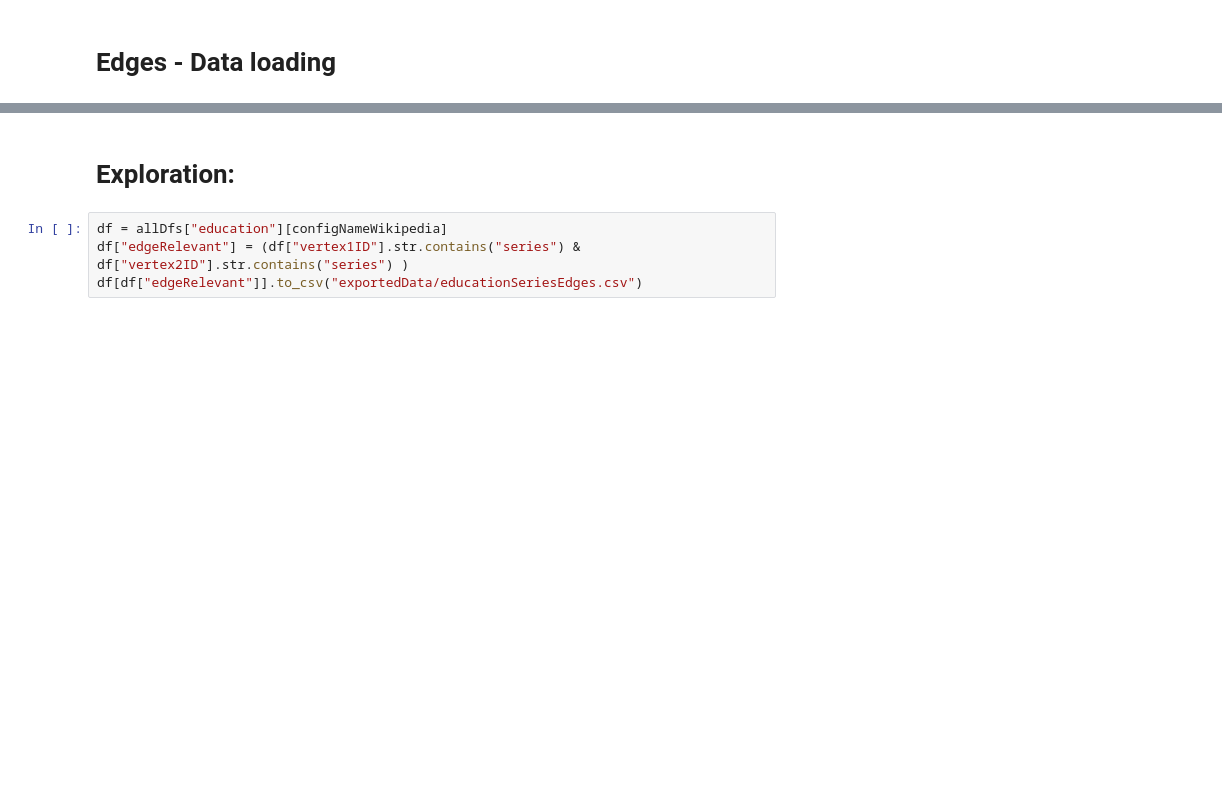
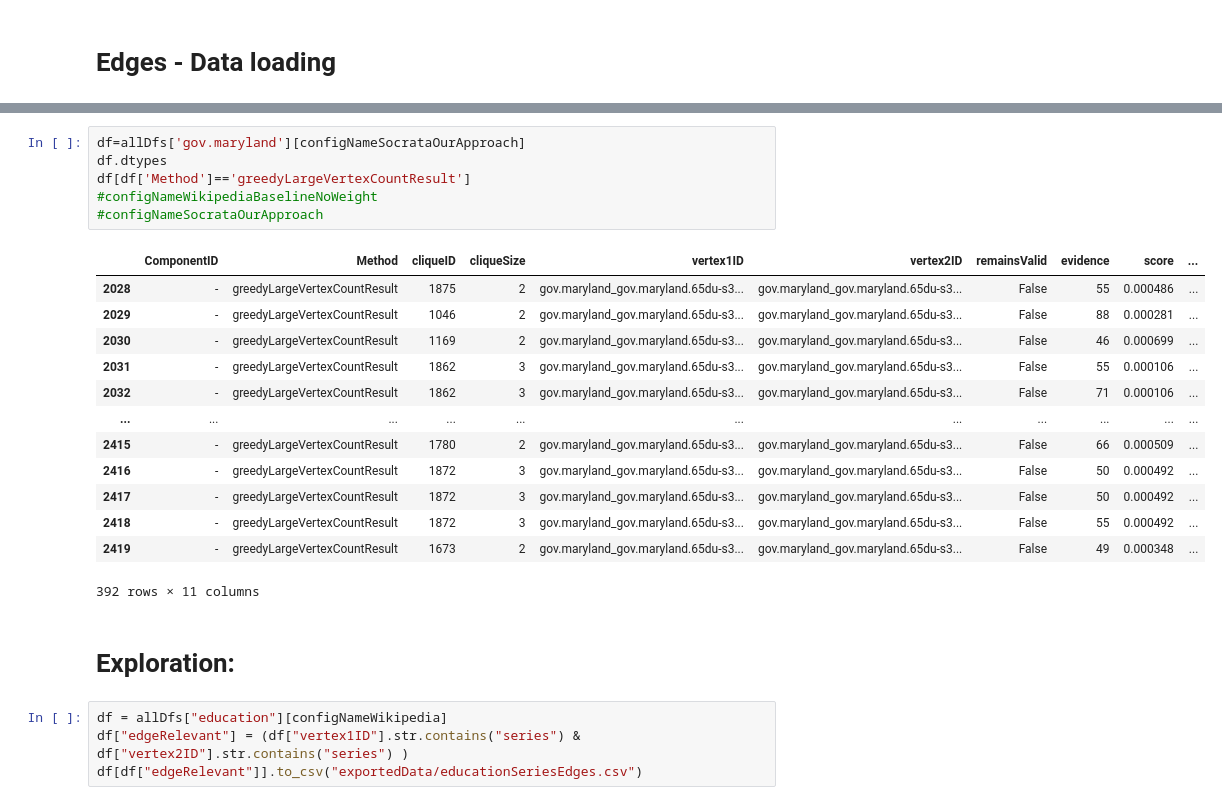
Before and after one commit to leonbornemann/RoleMatchingEvaluation, a Jupyter notebook: Clique Based Evaluation.ipynb, the cells around one changed output, grey strips where cells are left out. Saved outputs shown, nothing was run; the diff lists cells and outputs as text; blank space fills up the shorter version.

```diff
--- a/Clique Based Evaluation.ipynb
+++ b/Clique Based Evaluation.ipynb
@@ -82,3 +137,23 @@ dtype: object
+# %%
+df=allDfs['gov.maryland'][configNameSocrataOurApproach]
+df.dtypes
+df[df['Method']=='greedyLargeVertexCountResult']
+#configNameWikipediaBaselineNoWeight
+#configNameSocrataOurApproach
+# %% [output]
+|  | ComponentID | Method | cliqueID | cliqueSize | vertex1ID | vertex2ID | remainsValid | evidence | score | ... |
+| 2028 | - | greedyLargeVertexCountResult | 1875 | 2 | gov.maryland_gov.maryland.65du-s3... | gov.maryland_gov.maryland.65du-s3... | False | 55 | 0.000486 | ... |
+| 2029 | - | greedyLargeVertexCountResult | 1046 | 2 | gov.maryland_gov.maryland.65du-s3... | gov.maryland_gov.maryland.65du-s3... | False | 88 | 0.000281 | ... |
+| 2030 | - | greedyLargeVertexCountResult | 1169 | 2 | gov.maryland_gov.maryland.65du-s3... | gov.maryland_gov.maryland.65du-s3... | False | 46 | 0.000699 | ... |
+| 2031 | - | greedyLargeVertexCountResult | 1862 | 3 | gov.maryland_gov.maryland.65du-s3... | gov.maryland_gov.maryland.65du-s3... | False | 55 | 0.000106 | ... |
+| 2032 | - | greedyLargeVertexCountResult | 1862 | 3 | gov.maryland_gov.maryland.65du-s3... | gov.maryland_gov.maryland.65du-s3... | False | 71 | 0.000106 | ... |
+| ... | ... | ... | ... | ... | ... | ... | ... | ... | ... | ... |
+| 2415 | - | greedyLargeVertexCountResult | 1780 | 2 | gov.maryland_gov.maryland.65du-s3... | gov.maryland_gov.maryland.65du-s3... | False | 66 | 0.000509 | ... |
+| 2416 | - | greedyLargeVertexCountResult | 1872 | 3 | gov.maryland_gov.maryland.65du-s3... | gov.maryland_gov.maryland.65du-s3... | False | 50 | 0.000492 | ... |
+| 2417 | - | greedyLargeVertexCountResult | 1872 | 3 | gov.maryland_gov.maryland.65du-s3... | gov.maryland_gov.maryland.65du-s3... | False | 50 | 0.000492 | ... |
+| 2418 | - | greedyLargeVertexCountResult | 1872 | 3 | gov.maryland_gov.maryland.65du-s3... | gov.maryland_gov.maryland.65du-s3... | False | 55 | 0.000492 | ... |
+| 2419 | - | greedyLargeVertexCountResult | 1673 | 2 | gov.maryland_gov.maryland.65du-s3... | gov.maryland_gov.maryland.65du-s3... | False | 49 | 0.000348 | ... |
+392 rows × 11 columns
 # %% [markdown]
 # Exploration:
 # %%
```
Also changed, not shown: parts of 9 cells of this notebook, 1 other file.
